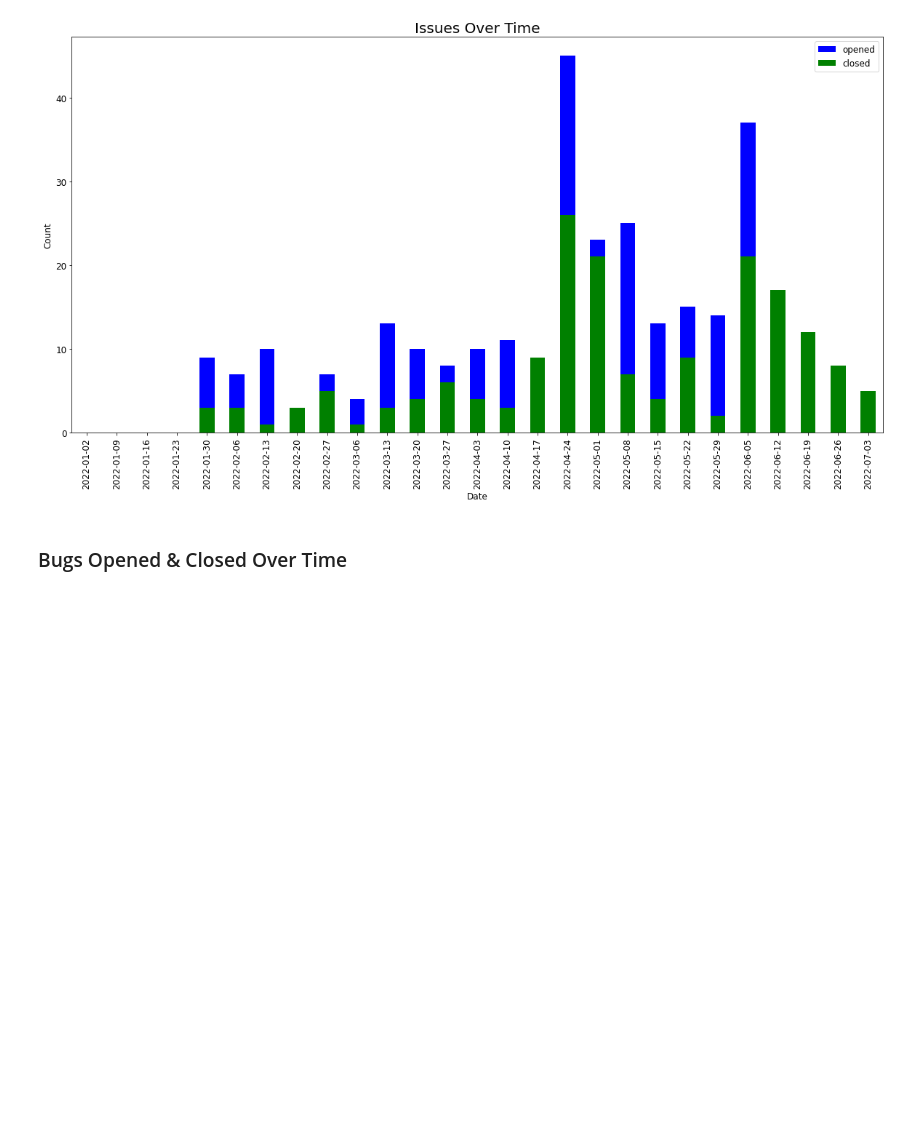
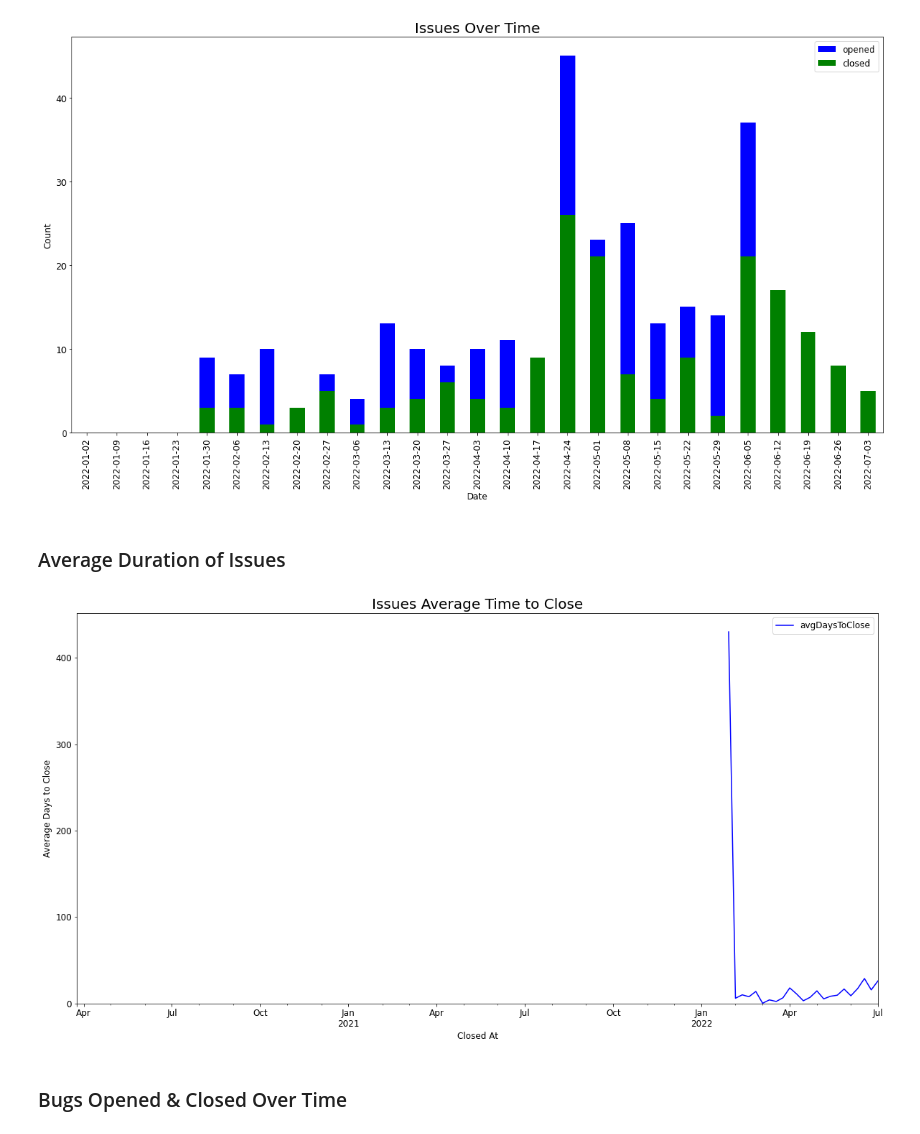
Before and after one commit to thebrianbug/dev-flow-dashboard, a Jupyter notebook: Flow_Dashboard.ipynb, the cells around one changed output. Drawn from its saved outputs; the diff is of its cells as text; code cells hidden in the pictures; blank space fills up the shorter version.

Commit message:
Added chart of average duration of issues

```diff
--- a/Flow_Dashboard.ipynb
+++ b/Flow_Dashboard.ipynb
@@ -214,6 +214,22 @@ plot_bar(weekly_issues, 'Issues Over Time', 'Date', 'Count', [
          {'col': 'opened', 'color': 'blue'}, {'col': 'closed', 'color': 'green'}])
 # %% [output]
 [figure]
+# %% [markdown]
+### Average Duration of Issues
+# %%
+issues['daysToClose'] = (issues['closedAt'] - issues['createdAt']) / \
+    np.timedelta64(1, 'D')
+
+weekly_closed_issues = issues.set_index('closedAt').groupby(
+    pd.Grouper(freq='W', label='left'))['daysToClose'].mean().reset_index(name='avgDaysToClose')
+
+# Set index
+weekly_closed_issues.index = weekly_closed_issues['closedAt']
+
+plot_line(weekly_closed_issues, 'Issues Average Time to Close', 'Closed At', 'Average Days to Close', [
+    {'col': 'avgDaysToClose', 'color': 'blue', 'label': None}])
+# %% [output]
+[figure, added]
 # %% [markdown]
 ### Bugs Opened & Closed Over Time
 # %%
```
